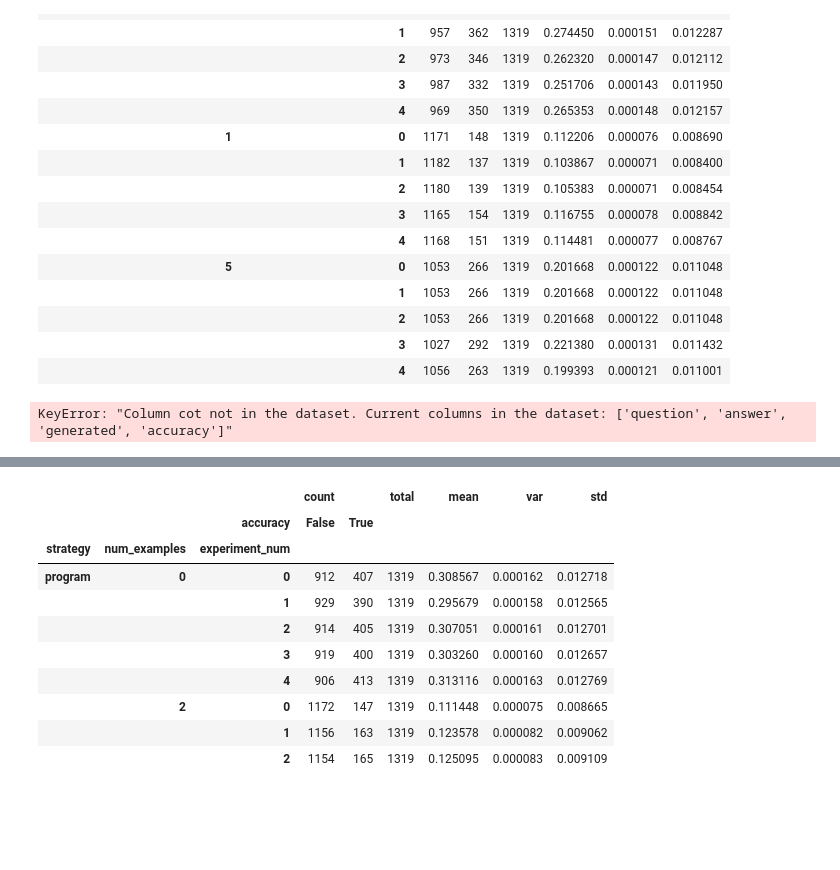
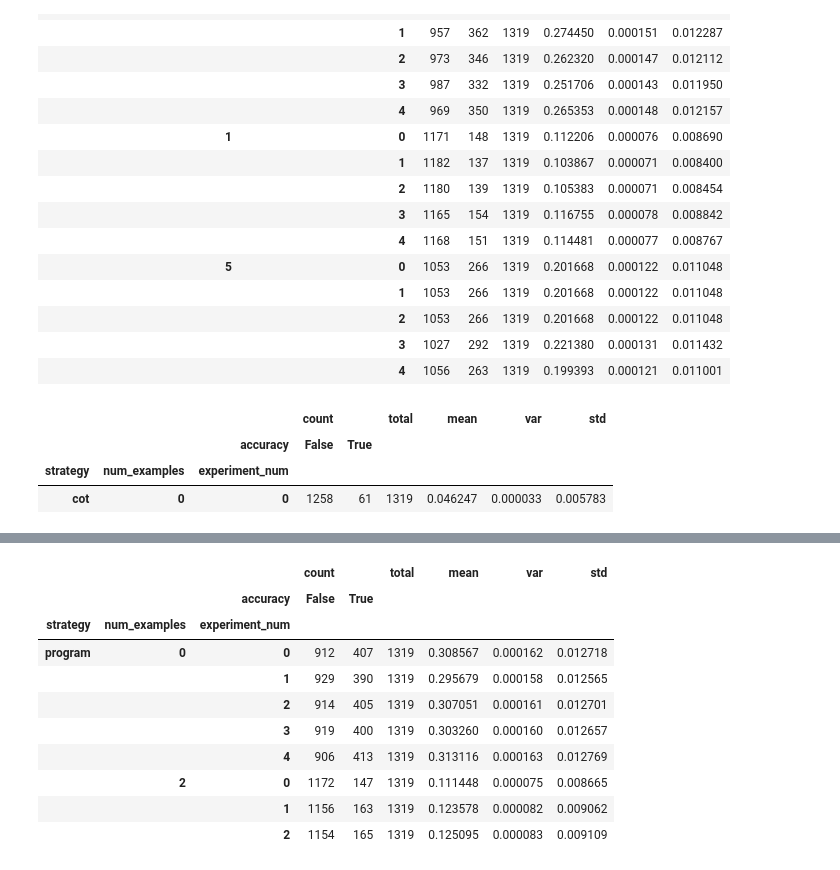
Before and after one commit to leigh-johnson/stanford-ssg-research, a Jupyter notebook: libs/llm_programs/llm_programs/notebooks/experiment-results.ipynb, the cells around one changed output, grey strips where cells are left out. Saved outputs shown, nothing was run; the diff lists cells and outputs as text; code cells hidden in the pictures; blank space fills up the shorter version.

Commit message:
use llama2 prompts

```diff
--- a/libs/llm_programs/llm_programs/notebooks/experiment-results.ipynb
+++ b/libs/llm_programs/llm_programs/notebooks/experiment-results.ipynb
@@ -144,26 +144,30 @@ COT_DF_PIVOT
 |  |  | 4 | 1056 | 263 | 1319 | 0.199393 | 0.000121 | 0.011001 |
 # %%
 COT_V2_EXPERIMENTS = [
-    "/mnt/spindle/stanford-ssg-research/.cache/experiments/gsm8k_meta-llama/Llama-2-7b-chat-hf_cot_num_examples=1_1701111947"
+    "/mnt/spindle/stanford-ssg-research/.cache/experiments/gsm8k_meta-llama/Llama-2-7b-chat-hf_cot_num_examples=1_1701111947",
+    " /mnt/spindle/stanford-ssg-research/.cache/experiments/gsm8k_meta-llama/Llama-2-7b-chat-hf_cot_num_examples=1_1701127439",
 ]
 COT_V2_DATASETS = []
 
 for i, path in enumerate(COT_V2_EXPERIMENTS):
     ds = datasets.load_from_disk(path).with_format("pandas")
-    df = pd.DataFrame(ds["cot"])
+    df = pd.DataFrame(ds["accuracy"])
     df["experiment_num"] = i
     df["num_examples"] = 0
     df["strategy"] = "cot"
     COT_V2_DATASETS.append(df)
 
 COT_DF = pd.concat(COT_V2_DATASETS).groupby(["strategy", "num_examples", "experiment_num", "accuracy"]).value_counts()
 COT_DF_PIVOT = pd.DataFrame(COT_DF.reset_index()).pivot(
     index=["strategy", "num_examples", "experiment_num"], columns=["accuracy"]
 )
 COT_DF_PIVOT["total"] = COT_DF_PIVOT["count"][False] + COT_DF_PIVOT["count"][True]
 COT_DF_PIVOT["mean"] = COT_DF_PIVOT["count"][True] / COT_DF_PIVOT["total"]
 COT_DF_PIVOT["var"] = COT_DF_PIVOT["mean"] * (1 - COT_DF_PIVOT["mean"]) / COT_DF_PIVOT["total"]
 COT_DF_PIVOT["std"] = np.sqrt(COT_DF_PIVOT["var"])
 COT_DF_PIVOT
 # %% [output]
-KeyError: "Column cot not in the dataset. Current columns in the dataset: ['question', 'answer', 'generated', 'accuracy']"
+|  |  |  | count |  | total | mean | var | std |
+|  |  | accuracy | False | True |  |  |  |  |
+| strategy | num_examples | experiment_num |  |  |  |  |  |  |
+| cot | 0 | 0 | 1258 | 61 | 1319 | 0.046247 | 0.000033 | 0.005783 |
```
Also changed, not shown: parts of 1 cell of this notebook, 1 other file.
